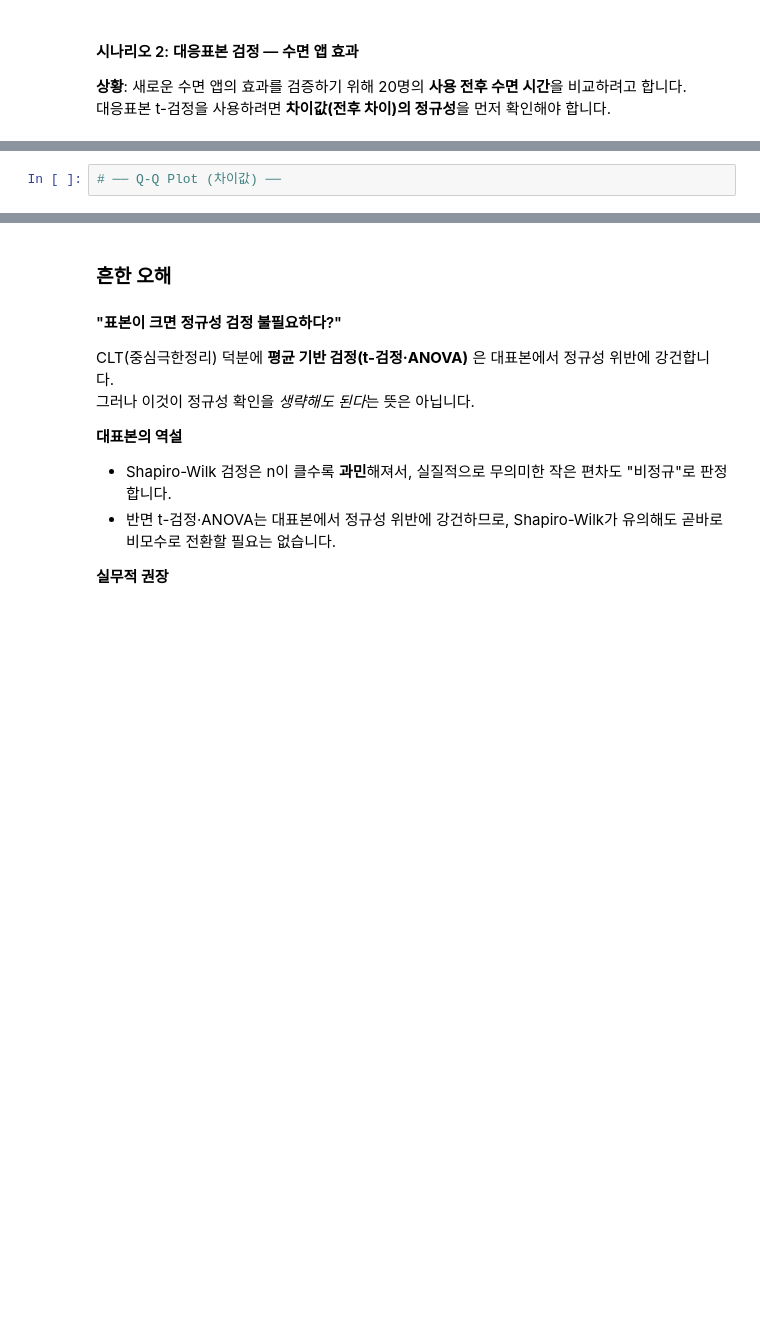
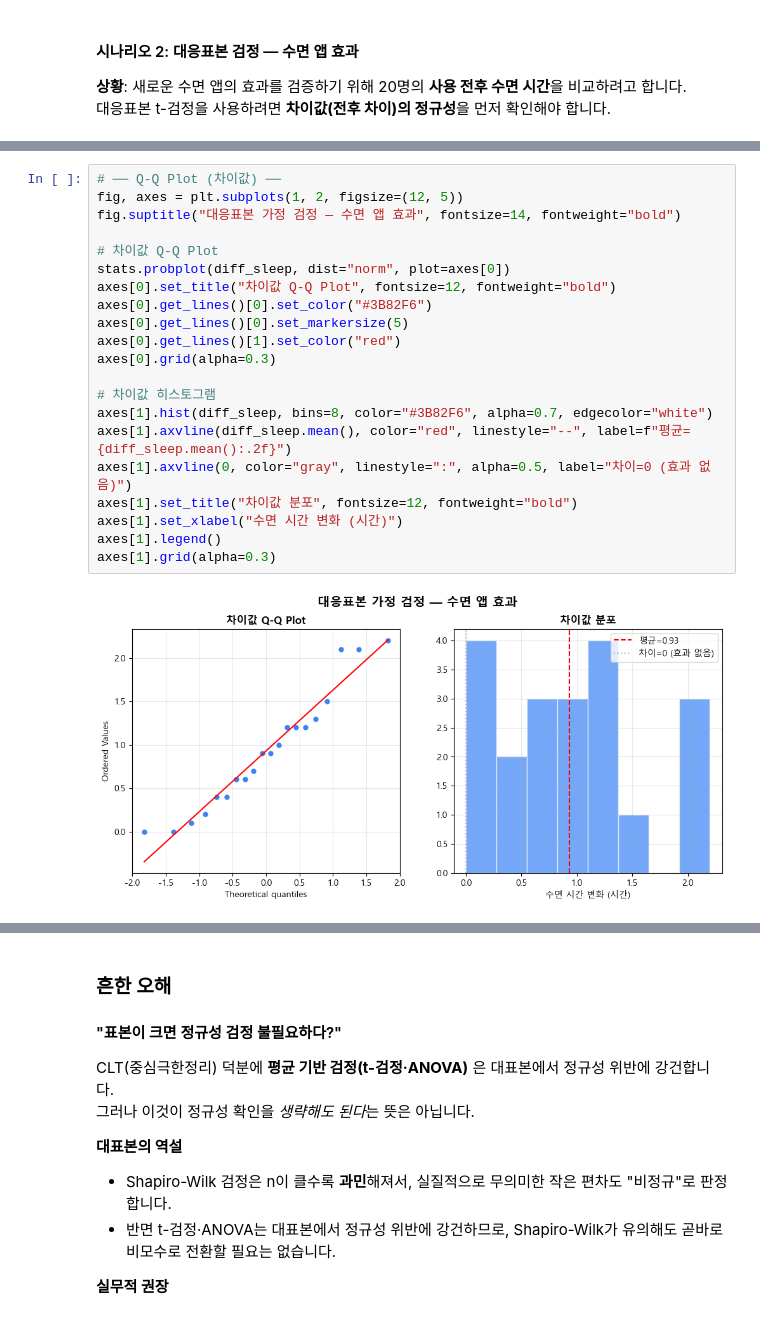
Before and after one commit to SeolMuah/statistics-practice-python, a Jupyter notebook: practice_04.ipynb, the cells around one changed output, grey strips where cells are left out. Cells and saved outputs as stored; diff of their text form; blank space fills up the shorter version.

```diff
--- a/practice_04.ipynb
+++ b/practice_04.ipynb
@@ -378,4 +391,25 @@ plt.show()
 # %%
 # ── Q-Q Plot (차이값) ──
+fig, axes = plt.subplots(1, 2, figsize=(12, 5))
+fig.suptitle("대응표본 가정 검정 — 수면 앱 효과", fontsize=14, fontweight="bold")
+
+# 차이값 Q-Q Plot
+stats.probplot(diff_sleep, dist="norm", plot=axes[0])
+axes[0].set_title("차이값 Q-Q Plot", fontsize=12, fontweight="bold")
+axes[0].get_lines()[0].set_color("#3B82F6")
+axes[0].get_lines()[0].set_markersize(5)
+axes[0].get_lines()[1].set_color("red")
+axes[0].grid(alpha=0.3)
+
+# 차이값 히스토그램
+axes[1].hist(diff_sleep, bins=8, color="#3B82F6", alpha=0.7, edgecolor="white")
+axes[1].axvline(diff_sleep.mean(), color="red", linestyle="--", label=f"평균={diff_sleep.mean():.2f}")
+axes[1].axvline(0, color="gray", linestyle=":", alpha=0.5, label="차이=0 (효과 없음)")
+axes[1].set_title("차이값 분포", fontsize=12, fontweight="bold")
+axes[1].set_xlabel("수면 시간 변화 (시간)")
+axes[1].legend()
+axes[1].grid(alpha=0.3)
+# %% [output]
+[figure, added]
 # %%
 # ── 2) 검정 방법 선택 ──
```
Also changed, not shown: parts of 12 cells of this notebook.
